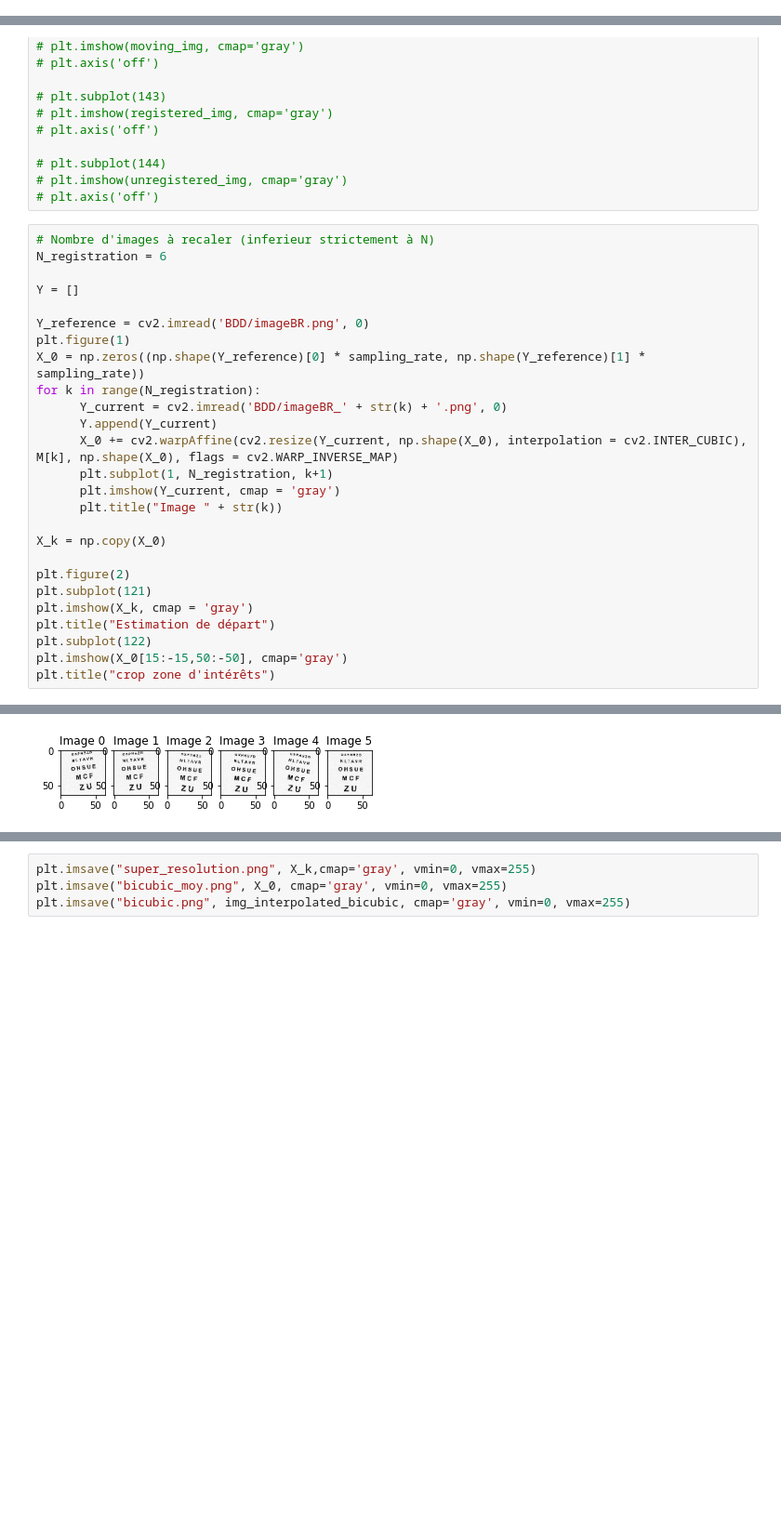
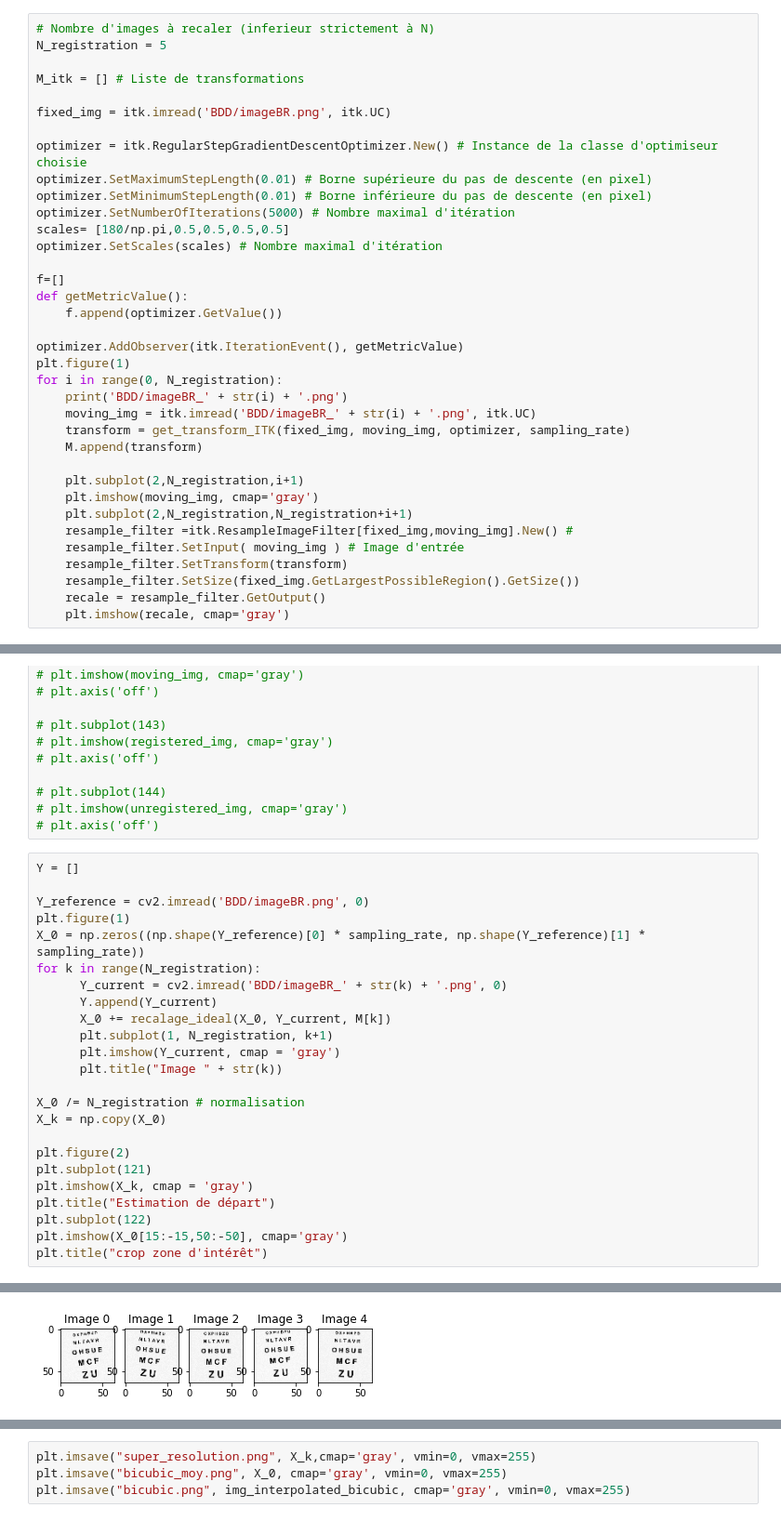
Before and after one commit to zoeducourau/Projet_fin_majeure, a Jupyter notebook: main script.ipynb, the cells around one changed output, grey strips where cells are left out. Shown at 93% size. Cells and saved outputs as stored; diff of their text form; blank space fills up the shorter version.

Commit message:
metrics

```diff
--- a/main script.ipynb
+++ b/main script.ipynb
@@ -98,0 +88,36 @@ for i in range (0,N):
+# %%
+# Nombre d'images à recaler (inferieur strictement à N)
+N_registration = 5
+
+M_itk = [] # Liste de transformations
+
+fixed_img = itk.imread('BDD/imageBR.png', itk.UC)
+
+optimizer = itk.RegularStepGradientDescentOptimizer.New() # Instance de la classe d'optimiseur choisie
+optimizer.SetMaximumStepLength(0.01) # Borne supérieure du pas de descente (en pixel)
+optimizer.SetMinimumStepLength(0.01) # Borne inférieure du pas de descente (en pixel)
+optimizer.SetNumberOfIterations(5000) # Nombre maximal d'itération
+scales= [180/np.pi,0.5,0.5,0.5,0.5]
+optimizer.SetScales(scales) # Nombre maximal d'itération
+
+f=[]
+def getMetricValue():
+    f.append(optimizer.GetValue())
+
+optimizer.AddObserver(itk.IterationEvent(), getMetricValue)
+plt.figure(1)
+for i in range(0, N_registration):
+    print('BDD/imageBR_' + str(i) + '.png')
+    moving_img = itk.imread('BDD/imageBR_' + str(i) + '.png', itk.UC)
+    transform = get_transform_ITK(fixed_img, moving_img, optimizer, sampling_rate)
+    M.append(transform)
+
+    plt.subplot(2,N_registration,i+1)
+    plt.imshow(moving_img, cmap='gray')
+    plt.subplot(2,N_registration,N_registration+i+1)
+    resample_filter =itk.ResampleImageFilter[fixed_img,moving_img].New() #
+    resample_filter.SetInput( moving_img ) # Image d'entrée
+    resample_filter.SetTransform(transform)
+    resample_filter.SetSize(fixed_img.GetLargestPossibleRegion().GetSize())
+    recale = resample_filter.GetOutput()
+    plt.imshow(recale, cmap='gray')
@@ -121,9 +153,6 @@ for i in range (0,N):
 # plt.imshow(unregistered_img, cmap='gray')
 # plt.axis('off')
 # %%
-# Nombre d'images à recaler (inferieur strictement à N)
-N_registration = 6
-
 Y = []
 
 Y_reference = cv2.imread('BDD/imageBR.png', 0)
@@ -132,11 +161,12 @@ X_0 = np.zeros((np.shape(Y_reference)[0] * sampling_rate, np.shape(Y_reference)[
 for k in range(N_registration):
       Y_current = cv2.imread('BDD/imageBR_' + str(k) + '.png', 0)
       Y.append(Y_current)
-      X_0 += cv2.warpAffine(cv2.resize(Y_current, np.shape(X_0), interpolation = cv2.INTER_CUBIC), M[k], np.shape(X_0), flags = cv2.WARP_INVERSE_MAP)
+      X_0 += recalage_ideal(X_0, Y_current, M[k])
       plt.subplot(1, N_registration, k+1)
       plt.imshow(Y_current, cmap = 'gray')
       plt.title("Image " + str(k))
 
+X_0 /= N_registration # normalisation
 X_k = np.copy(X_0)
 
 plt.figure(2)
@@ -145,5 +175,5 @@ plt.imshow(X_k, cmap = 'gray')
 plt.title("Estimation de départ")
 plt.subplot(122)
 plt.imshow(X_0[15:-15,50:-50], cmap='gray')
-plt.title("crop zone d'intérêts")
+plt.title("crop zone d'intérêt")
 # %% [output]
@@ -151 +181 @@ Text(0.5, 1.0, "crop zone d'intérêts")
-[figure, old version]
+[figure, new version]
```
Also changed, not shown: parts of 14 cells of this notebook, 2 other files.
